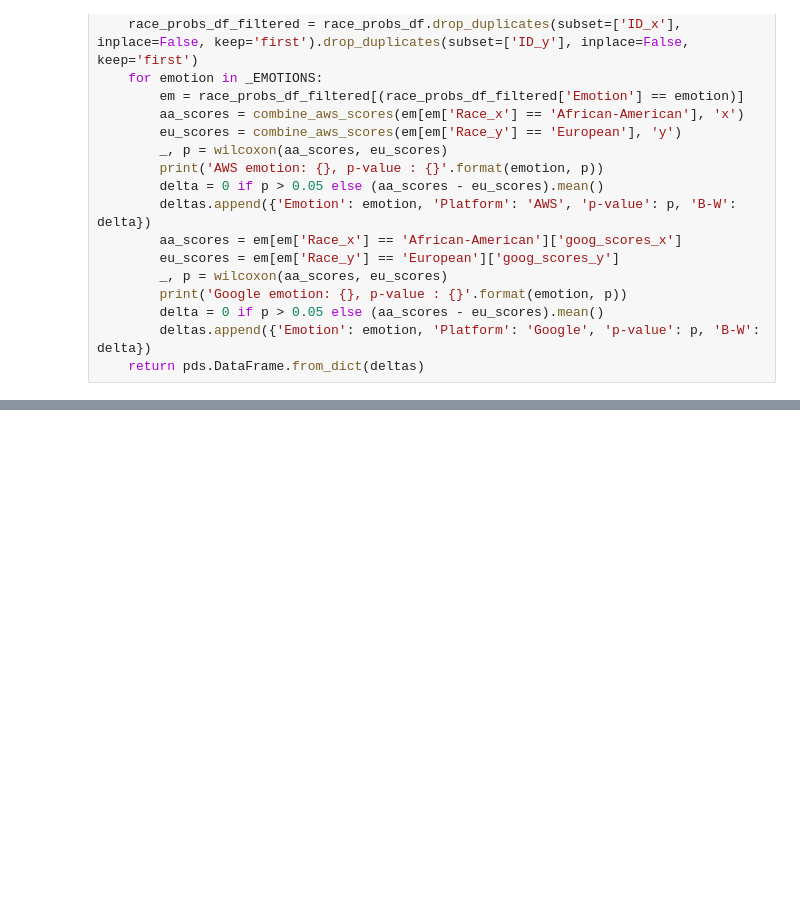
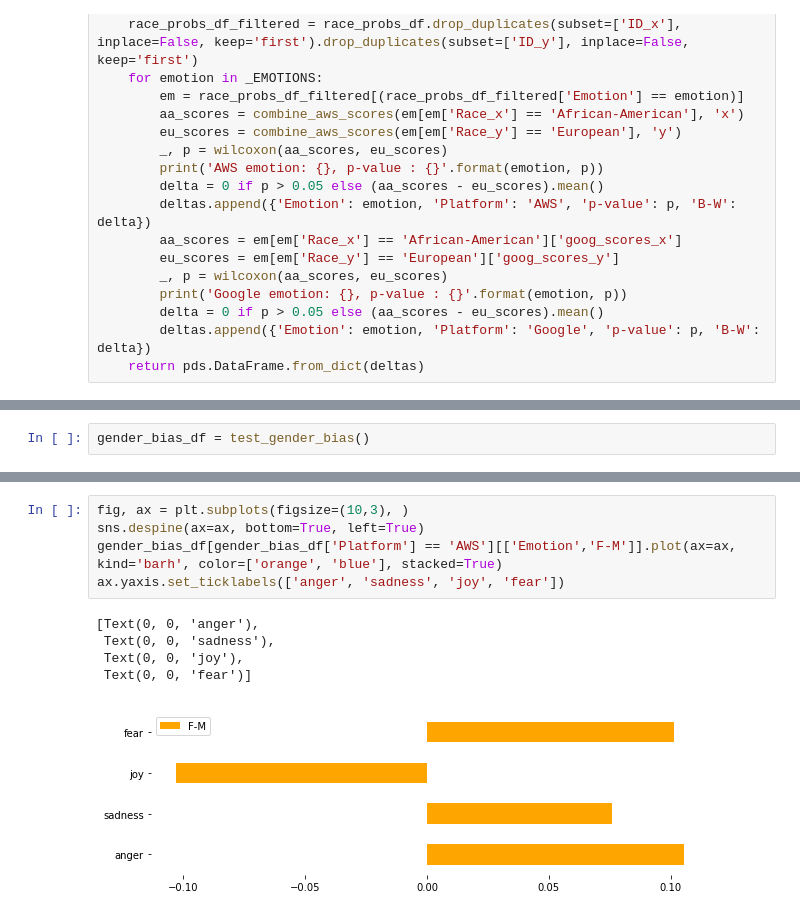
Before and after one commit to charlescearl/EquityInSentiment, a Jupyter notebook: Evaluate Sentiment Bias.ipynb, the cells around one changed output, grey strips where cells are left out. Cells and saved outputs as stored; diff of their text form; blank space fills up the shorter version.

```diff
--- a/Evaluate Sentiment Bias.ipynb
+++ b/Evaluate Sentiment Bias.ipynb
@@ -125,0 +163,2 @@ Google emotion: fear, p-value : 0.026943676888349928
+# %%
+gender_bias_df = test_gender_bias()
@@ -125,0 +174,11 @@ Google emotion: fear, p-value : 0.026943676888349928
+# %%
+fig, ax = plt.subplots(figsize=(10,3), )
+sns.despine(ax=ax, bottom=True, left=True)
+gender_bias_df[gender_bias_df['Platform'] == 'AWS'][['Emotion','F-M']].plot(ax=ax, kind='barh', color=['orange', 'blue'], stacked=True)
+ax.yaxis.set_ticklabels(['anger', 'sadness', 'joy', 'fear'])
+# %% [output]
+[Text(0, 0, 'anger'),
+ Text(0, 0, 'sadness'),
+ Text(0, 0, 'joy'),
+ Text(0, 0, 'fear')]
+[figure, added]
```
Also changed, not shown: parts of 22 cells of this notebook.
